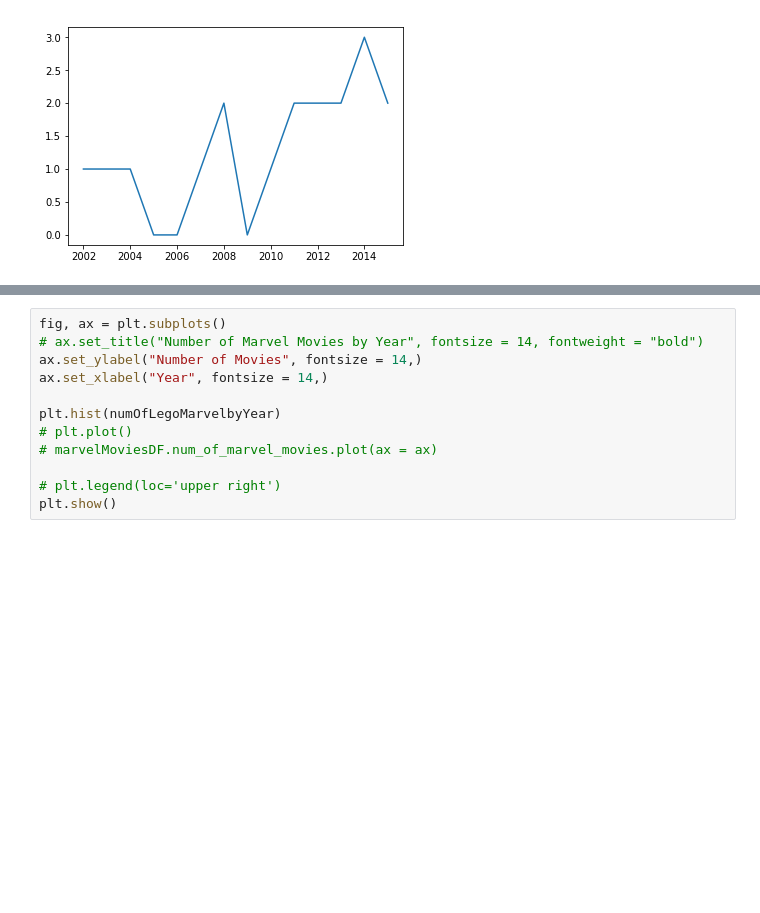
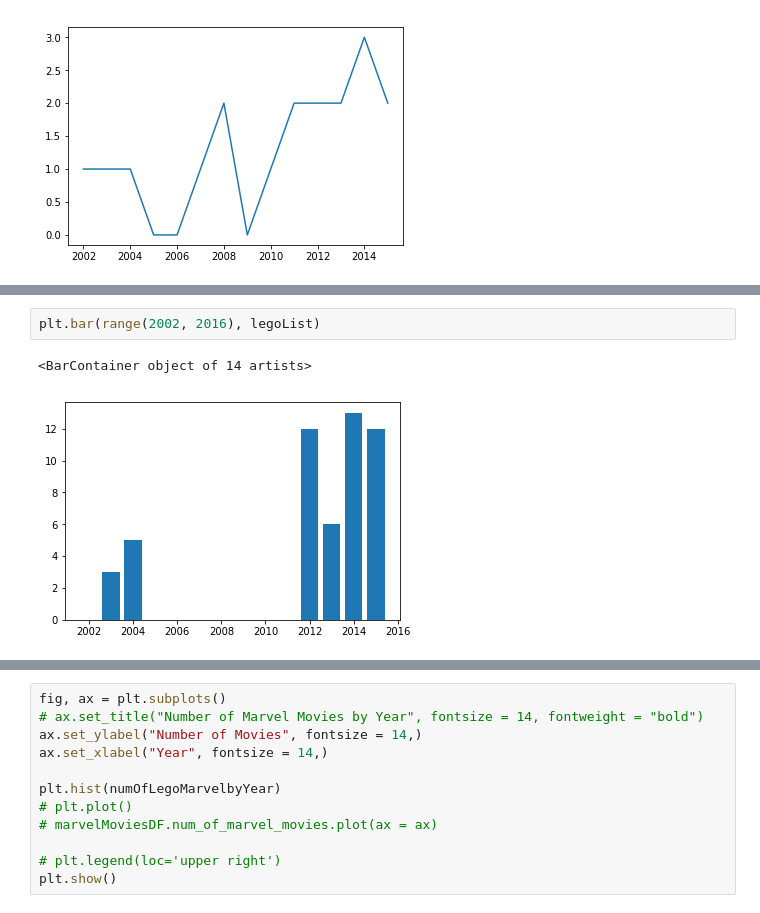
Before and after one commit to PEKKAGOLEM/Final-Project-On-Lego, a Jupyter notebook: finalprojectlego.ipynb, the cells around one changed output, grey strips where cells are left out. Cells and saved outputs as stored; diff of their text form; blank space fills up the shorter version.

```diff
--- a/finalprojectlego.ipynb
+++ b/finalprojectlego.ipynb
@@ -157,0 +163,5 @@ plt.plot(range(2002, 2016), marvelList)
+# %%
+plt.bar(range(2002, 2016), legoList)
+# %% [output]
+<BarContainer object of 14 artists>
+[figure, added]
```
Also changed, not shown: parts of 5 cells of this notebook.
